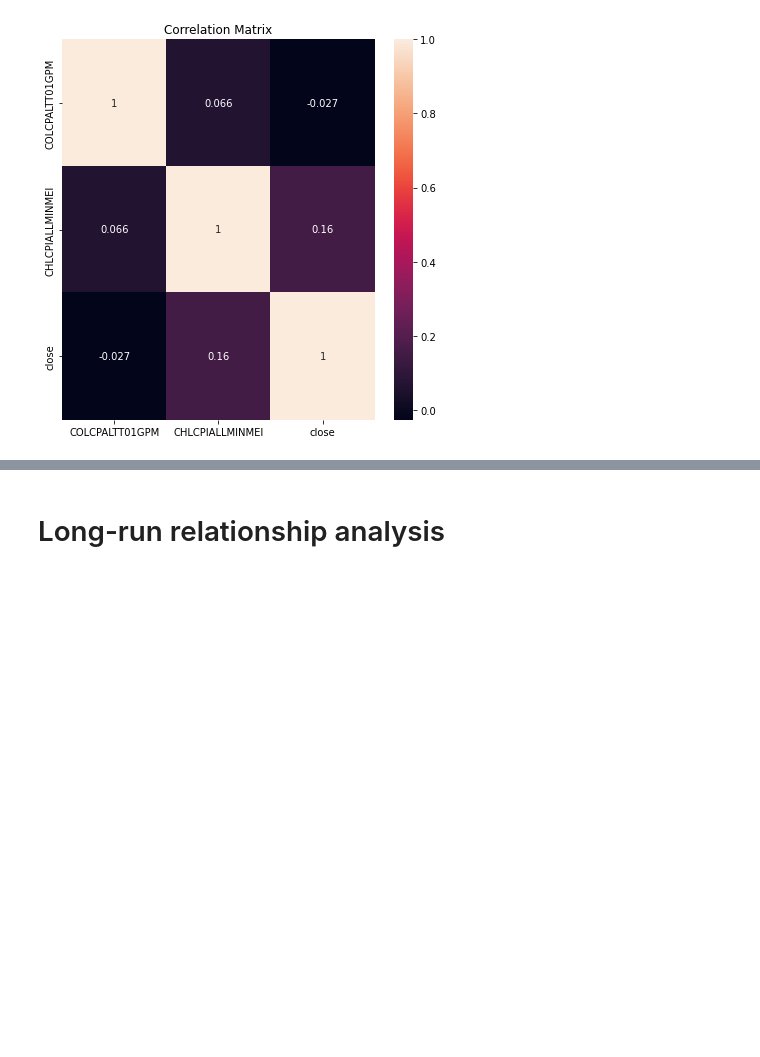
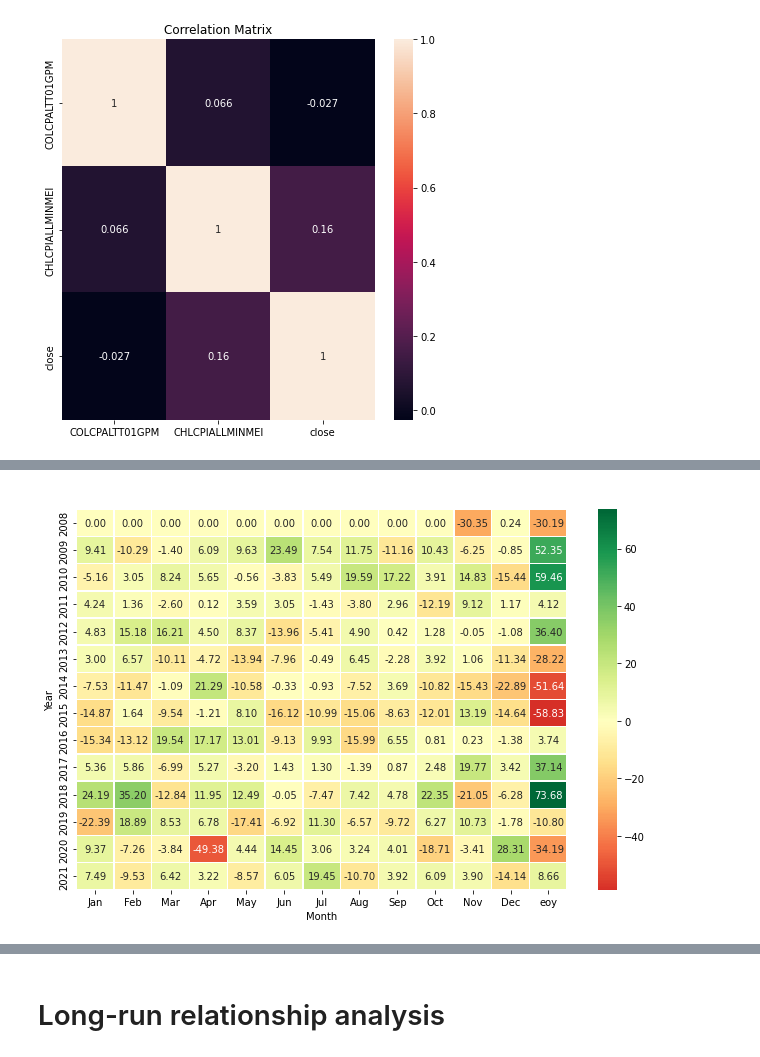
Before and after one commit to Yonas-Berhe/WQU_MSFE_Capestone_project, a Jupyter notebook: MSFE_Capestone_project_code.ipynb, the cells around one changed output, grey strips where cells are left out. Drawn from its saved outputs; the diff is of its cells as text; code cells hidden in the pictures; blank space fills up the shorter version.

```diff
--- a/MSFE_Capestone_project_code.ipynb
+++ b/MSFE_Capestone_project_code.ipynb
@@ -344,3 +407,9 @@ plt.title('Correlation Matrix')
 # %% [output]
 Text(0.5, 1.0, 'Correlation Matrix')
 [figure]
+# %%
+oil_df = yf.download("EC",
+                      start='1970-01-01',
+                      end='2021-12-31',
+                      progress=True)
+df7 = oil_df[['Close']]
@@ -346,0 +424,6 @@ Text(0.5, 1.0, 'Correlation Matrix')
+# %%
+df7_monthly= df7.asfreq('BMS',method='ffill').ffill()
+df7_monthly_pc = (df7_monthly/df7_monthly.shift(1)-1).dropna()
+mrh.plot(df7_monthly_pc,figsize = (11,7),title=' ',eoy= True)
+# %% [output]
+[figure, added]
```
Also changed, not shown: parts of 36 cells of this notebook.
